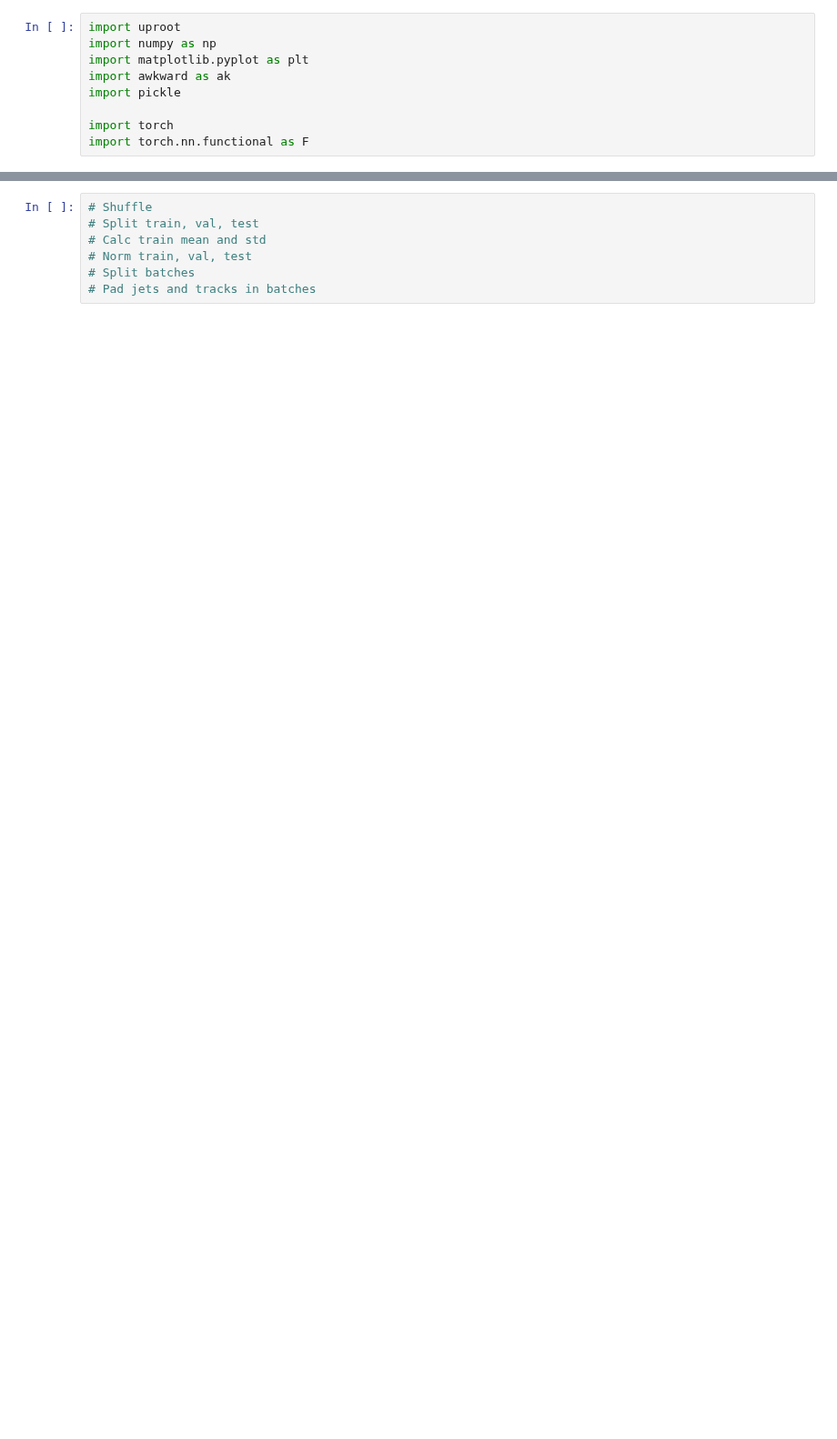
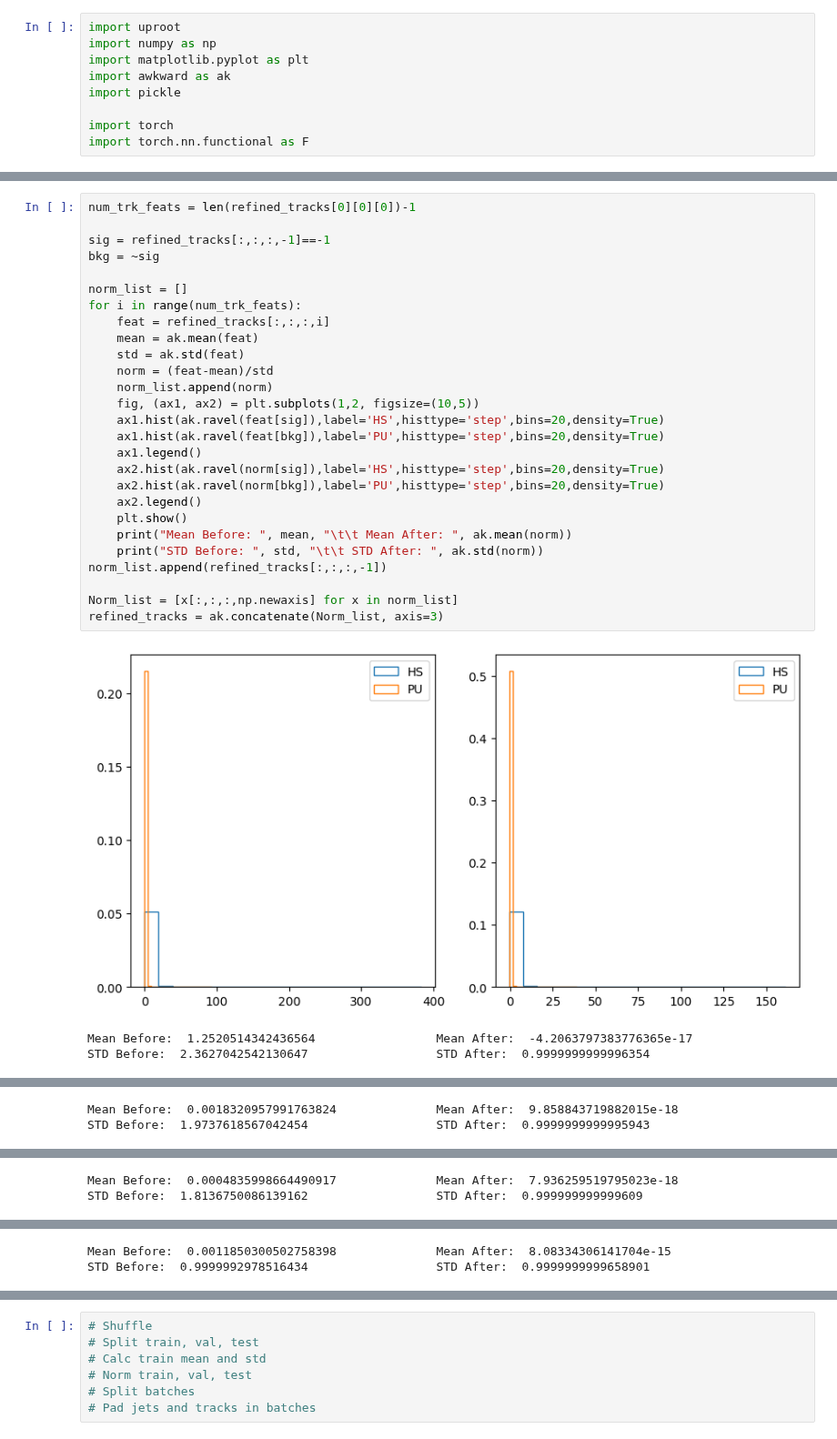
Before and after one commit to LukeV37/Pileup_Project, a Jupyter notebook: models/Preprocessing.ipynb, the cells around one changed output, grey strips where cells are left out. Shown at 91% size. Drawn from its saved outputs; the diff is of its cells as text; blank space fills up the shorter version.

```diff
--- a/models/Preprocessing.ipynb
+++ b/models/Preprocessing.ipynb
@@ -115,0 +161,31 @@ Trk_All Shape:   1000 * var * var * float64
+# %%
+num_trk_feats = len(refined_tracks[0][0][0])-1
+
+sig = refined_tracks[:,:,:,-1]==-1
+bkg = ~sig
+
+norm_list = []
+for i in range(num_trk_feats):
+    feat = refined_tracks[:,:,:,i]
+    mean = ak.mean(feat)
+    std = ak.std(feat)
+    norm = (feat-mean)/std
+    norm_list.append(norm)
+    fig, (ax1, ax2) = plt.subplots(1,2, figsize=(10,5))
+    ax1.hist(ak.ravel(feat[sig]),label='HS',histtype='step',bins=20,density=True)
+    ax1.hist(ak.ravel(feat[bkg]),label='PU',histtype='step',bins=20,density=True)
+    ax1.legend()
+    ax2.hist(ak.ravel(norm[sig]),label='HS',histtype='step',bins=20,density=True)
+    ax2.hist(ak.ravel(norm[bkg]),label='PU',histtype='step',bins=20,density=True)
+    ax2.legend()
+    plt.show()
+    print("Mean Before: ", mean, "\t\t Mean After: ", ak.mean(norm))
+    print("STD Before: ", std, "\t\t STD After: ", ak.std(norm))
+norm_list.append(refined_tracks[:,:,:,-1])
+
+Norm_list = [x[:,:,:,np.newaxis] for x in norm_list]
+refined_tracks = ak.concatenate(Norm_list, axis=3)
+# %% [output]
+[figure, added]
+Mean Before:  1.2520514342436564                 Mean After:  -4.2063797383776365e-17
+STD Before:  2.3627042542130647                  STD After:  0.9999999999996354
@@ -115,0 +193,2 @@ Trk_All Shape:   1000 * var * var * float64
+Mean Before:  0.0018320957991763824              Mean After:  9.858843719882015e-18
+STD Before:  1.9737618567042454                  STD After:  0.9999999999995943
@@ -115,0 +196,2 @@ Trk_All Shape:   1000 * var * var * float64
+Mean Before:  0.0004835998664490917              Mean After:  7.936259519795023e-18
+STD Before:  1.8136750086139162                  STD After:  0.999999999999609
@@ -115,0 +199,2 @@ Trk_All Shape:   1000 * var * var * float64
+Mean Before:  0.0011850300502758398              Mean After:  8.08334306141704e-15
+STD Before:  0.9999992978516434                  STD After:  0.9999999999658901
```
Also changed, not shown: parts of 11 cells of this notebook.
